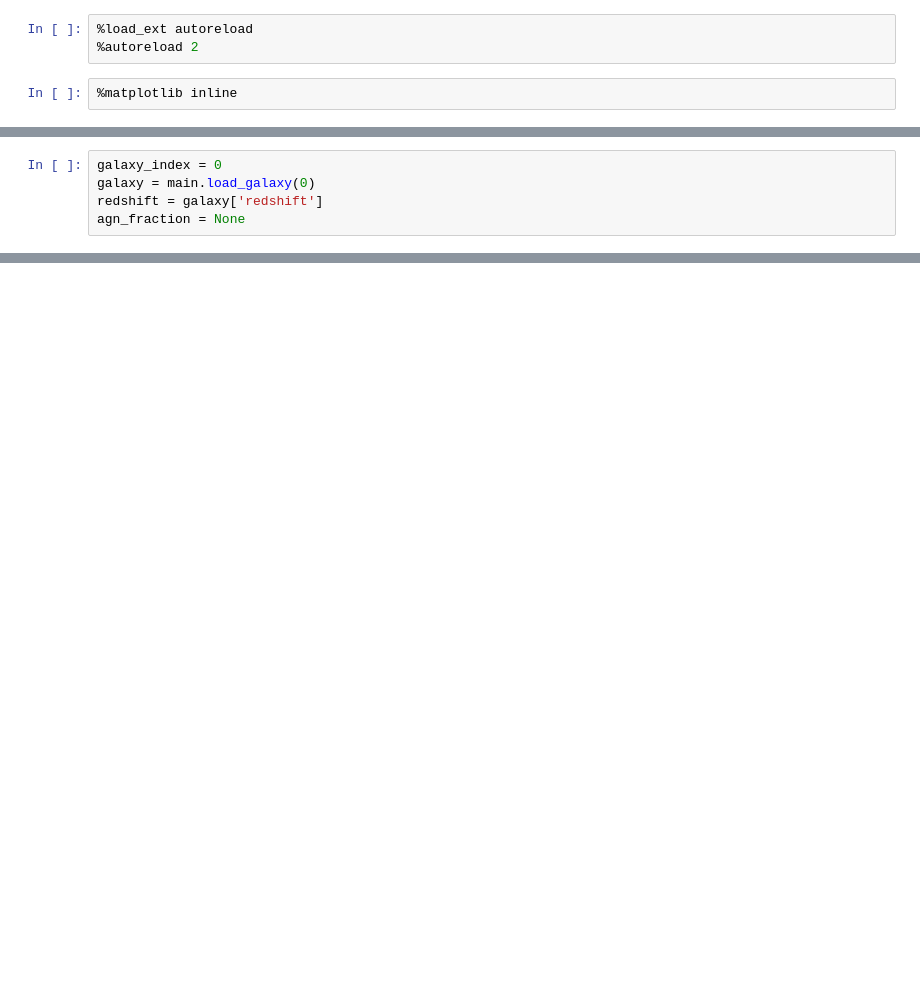
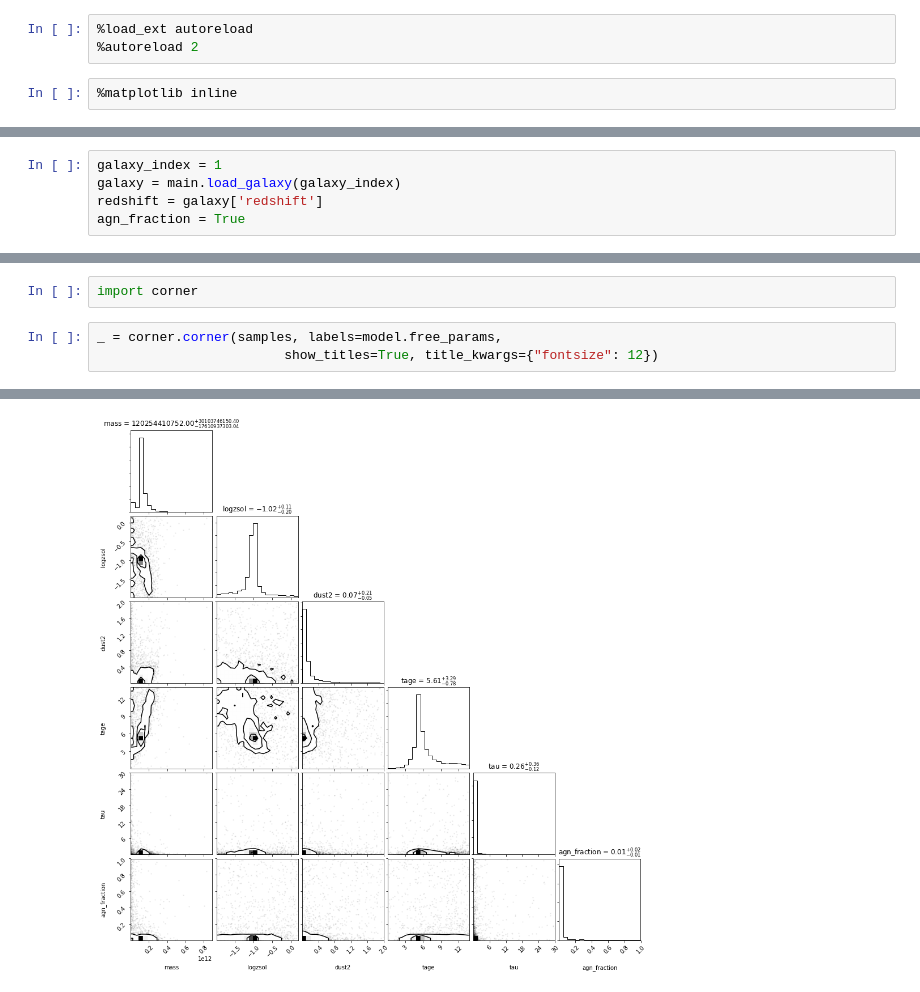
Before and after one commit to mwalmsley/agnfinder, a Jupyter notebook: notebooks/visualise_sed_samples.ipynb, the cells around one changed output, grey strips where cells are left out. Cells and saved outputs as stored; diff of their text form; blank space fills up the shorter version.

```diff
--- a/notebooks/visualise_sed_samples.ipynb
+++ b/notebooks/visualise_sed_samples.ipynb
@@ -10,7 +22,7 @@ from agnfinder.prospector import visualise, main
 # %%
-galaxy_index = 0
-galaxy = main.load_galaxy(0)
+galaxy_index = 1
+galaxy = main.load_galaxy(galaxy_index)
 redshift = galaxy['redshift']
-agn_fraction = None
+agn_fraction = True
 # %%
 run_params, obs, model, sps = main.construct_problem(galaxy, redshift=redshift, agn_fraction=agn_fraction)
@@ -32,0 +79,6 @@ visualise.visualise_obs_and_model(obs, model, model.theta, sps)
+# %%
+import corner
+# %%
+_ = corner.corner(samples, labels=model.free_params,
+                        show_titles=True, title_kwargs={"fontsize": 12})
+# %% [output]
@@ -32,0 +98 @@ visualise.visualise_obs_and_model(obs, model, model.theta, sps)
+[figure, added]
```
Also changed, not shown: parts of 24 cells of this notebook, 27 other files.
